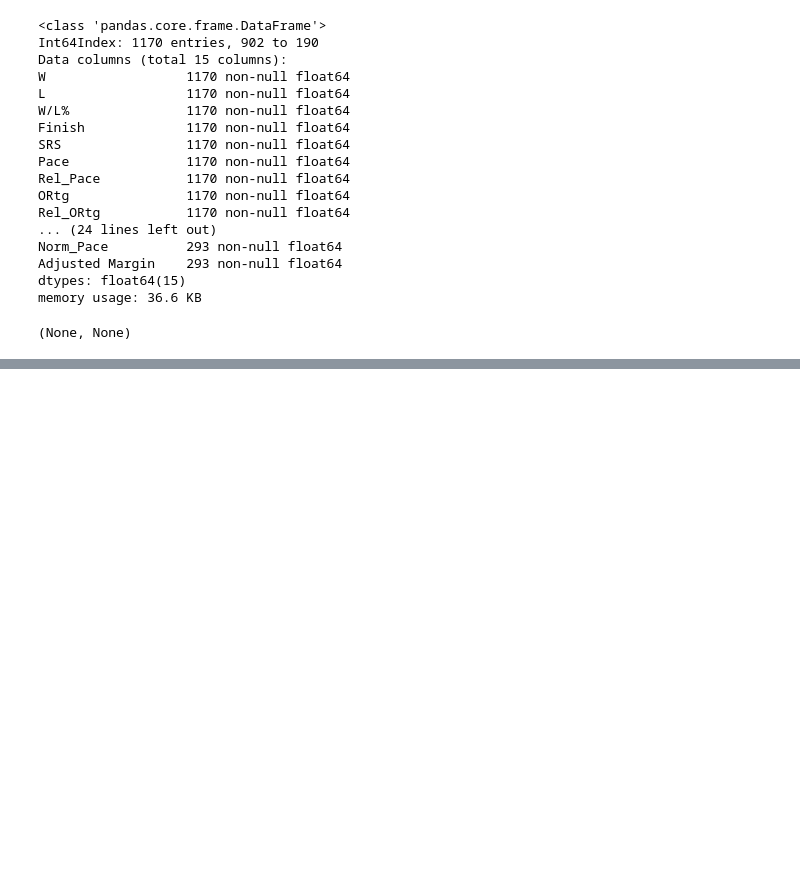
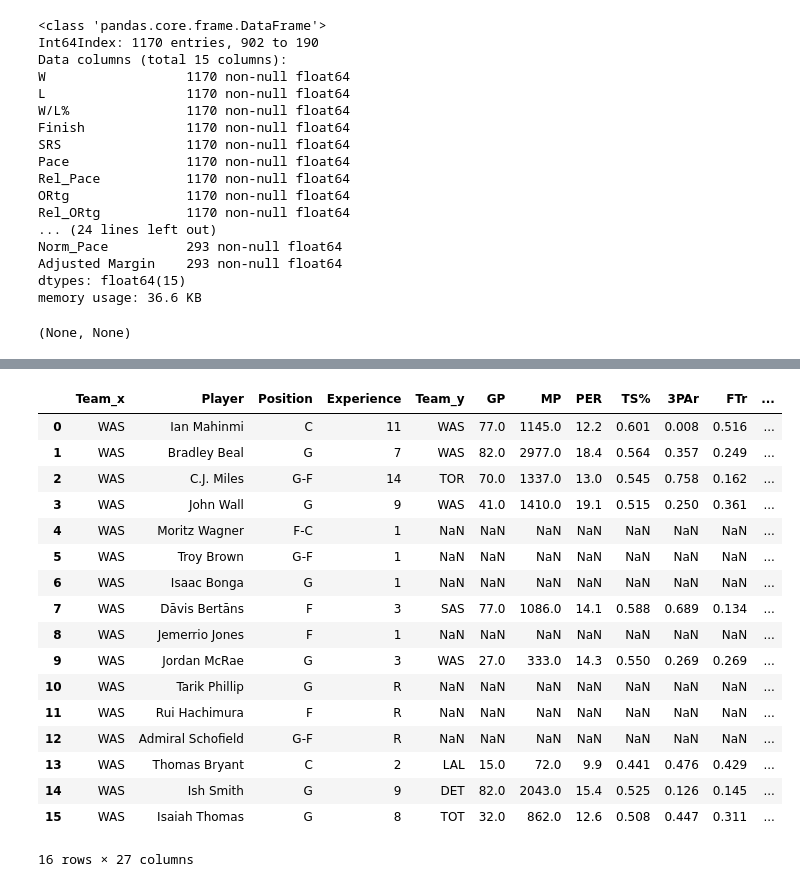
Before and after one commit to kmaune/nba-champion-predictor, a Jupyter notebook: nba analysis.ipynb, the cells around one changed output, grey strips where cells are left out. Drawn from its saved outputs; the diff is of its cells as text; code cells hidden in the pictures; blank space fills up the shorter version.

```diff
--- a/nba analysis.ipynb
+++ b/nba analysis.ipynb
@@ -673,0 +1005,47 @@ print(mean_squared_error(y_test, pred))
+# %%
+"""
+Fill back stats injury 2 seasons ago for Brandon Knight, Seth Curry,
+Also fill back stats for Chrisitan Wood, Jordan McRae who played overseas/G-League
+"""
+
+# Brandon Knight
+cle_2018 = all_dict['2018-2019']['CLE']
+cle_2017 = all_dict['2017-2018']['CLE']
+cle_2017.loc[cle_2017['Player'] == 'Brandon Knight'] = cle_2018.loc[cle_2018['Player'] == 'Brandon Knight']
+cle_2017
+
+#Seth Curry
+dal_2018 = all_dict['2018-2019']['DAL']
+dal_2017 = all_dict['2017-2018']['DAL']
+dal_2017.loc[dal_2017['Player'] == 'Seth Curry'] = dal_2018.loc[dal_2018['Player'] == 'Seth Curry'].values
+
+#Christian Wood
+det_2018 = all_dict['2018-2019']['DET']
+det_2017 = all_dict['2017-2018']['DET']
+det_2017.loc[det_2017['Player'] == 'Christian Wood'] = det_2018.loc[det_2018['Player'] == 'Christian Wood'].values
+
+#Jordan McRae
+was_2018 = all_dict['2018-2019']['WAS']
+was_2017 = all_dict['2017-2018']['WAS']
+was_2017.loc[was_2017['Player'] == 'Jordan McRae'] = was_2018.loc[was_2018['Player'] == 'Jordan McRae'].values
+
+was_2017
+# %% [output]
+|  | Team_x | Player | Position | Experience | Team_y | GP | MP | PER | TS% | 3PAr | FTr | ... |
+| 0 | WAS | Ian Mahinmi | C | 11 | WAS | 77.0 | 1145.0 | 12.2 | 0.601 | 0.008 | 0.516 | ... |
+| 1 | WAS | Bradley Beal | G | 7 | WAS | 82.0 | 2977.0 | 18.4 | 0.564 | 0.357 | 0.249 | ... |
+| 2 | WAS | C.J. Miles | G-F | 14 | TOR | 70.0 | 1337.0 | 13.0 | 0.545 | 0.758 | 0.162 | ... |
+| 3 | WAS | John Wall | G | 9 | WAS | 41.0 | 1410.0 | 19.1 | 0.515 | 0.250 | 0.361 | ... |
+| 4 | WAS | Moritz Wagner | F-C | 1 | NaN | NaN | NaN | NaN | NaN | NaN | NaN | ... |
+| 5 | WAS | Troy Brown | G-F | 1 | NaN | NaN | NaN | NaN | NaN | NaN | NaN | ... |
+| 6 | WAS | Isaac Bonga | G | 1 | NaN | NaN | NaN | NaN | NaN | NaN | NaN | ... |
+| 7 | WAS | Dāvis Bertāns | F | 3 | SAS | 77.0 | 1086.0 | 14.1 | 0.588 | 0.689 | 0.134 | ... |
+| 8 | WAS | Jemerrio Jones | F | 1 | NaN | NaN | NaN | NaN | NaN | NaN | NaN | ... |
+| 9 | WAS | Jordan McRae | G | 3 | WAS | 27.0 | 333.0 | 14.3 | 0.550 | 0.269 | 0.269 | ... |
+| 10 | WAS | Tarik Phillip | G | R | NaN | NaN | NaN | NaN | NaN | NaN | NaN | ... |
+| 11 | WAS | Rui Hachimura | F | R | NaN | NaN | NaN | NaN | NaN | NaN | NaN | ... |
+| 12 | WAS | Admiral Schofield | G-F | R | NaN | NaN | NaN | NaN | NaN | NaN | NaN | ... |
+| 13 | WAS | Thomas Bryant | C | 2 | LAL | 15.0 | 72.0 | 9.9 | 0.441 | 0.476 | 0.429 | ... |
+| 14 | WAS | Ish Smith | G | 9 | DET | 82.0 | 2043.0 | 15.4 | 0.525 | 0.126 | 0.145 | ... |
+| 15 | WAS | Isaiah Thomas | G | 8 | TOT | 32.0 | 862.0 | 12.6 | 0.508 | 0.447 | 0.311 | ... |
+16 rows × 27 columns
```
Also changed, not shown: parts of 42 cells of this notebook, 43 other files.
